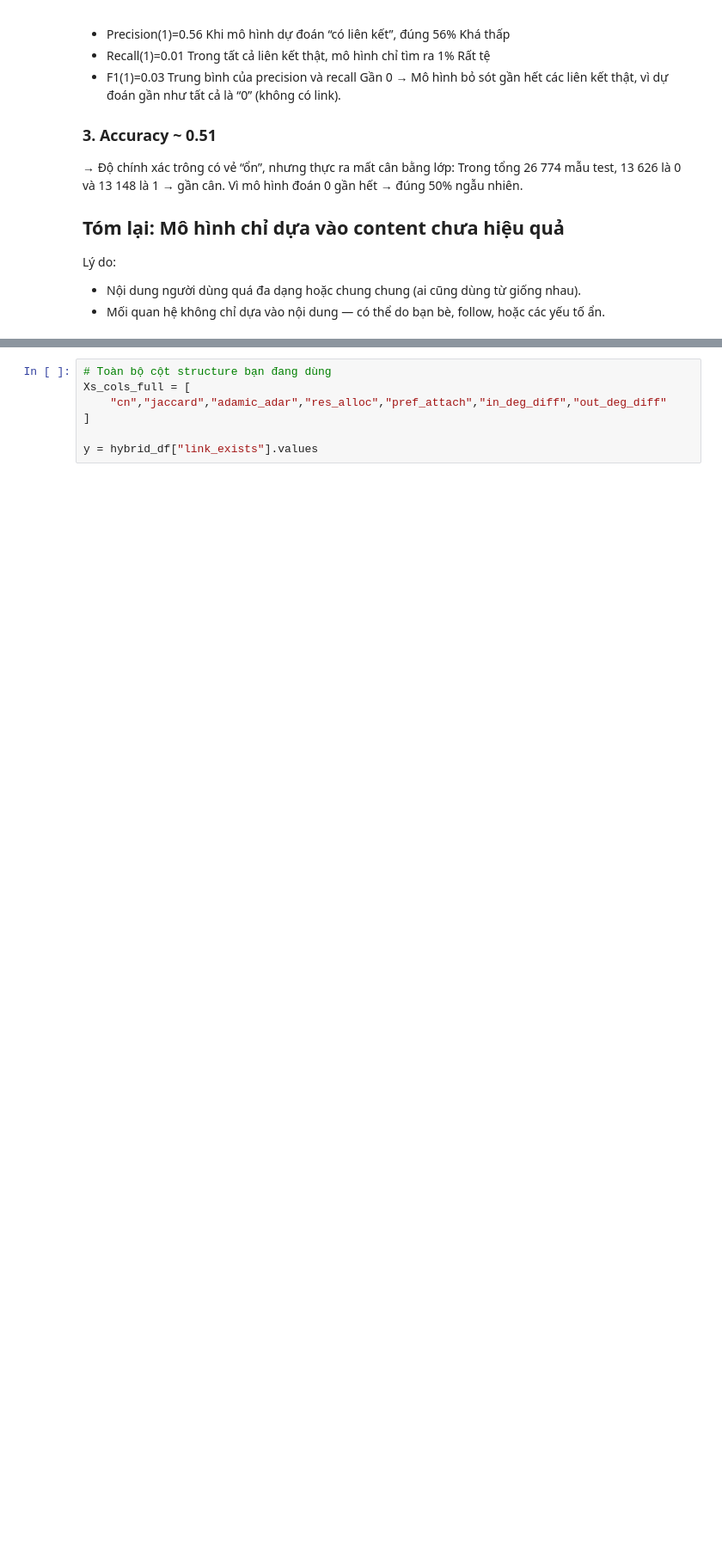
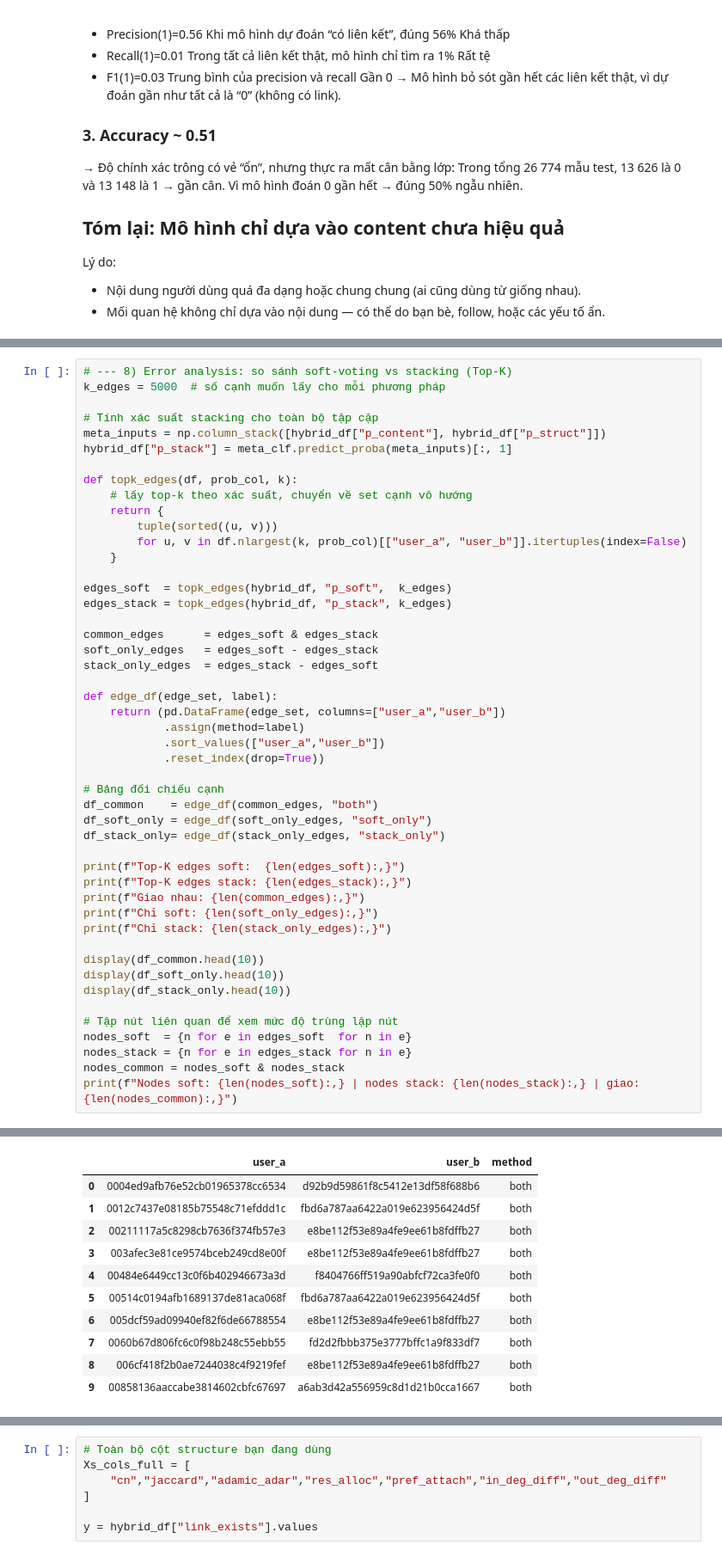
Before and after one commit to MinHeHeHeHe/IS353.Q11_Define_Power_User, a Jupyter notebook: Define_Power_User.ipynb, the cells around one changed output, grey strips where cells are left out. Shown at 86% size. Drawn from its saved outputs; the diff is of its cells as text; blank space fills up the shorter version.

```diff
--- a/Define_Power_User.ipynb
+++ b/Define_Power_User.ipynb
@@ -1062,0 +996,49 @@ Top 20 cặp người dùng có khả năng tương tác cao nhất:
+# %%
+# --- 8) Error analysis: so sánh soft-voting vs stacking (Top-K)
+k_edges = 5000  # số cạnh muốn lấy cho mỗi phương pháp
+
+# Tính xác suất stacking cho toàn bộ tập cặp
+meta_inputs = np.column_stack([hybrid_df["p_content"], hybrid_df["p_struct"]])
+hybrid_df["p_stack"] = meta_clf.predict_proba(meta_inputs)[:, 1]
+
+def topk_edges(df, prob_col, k):
+    # lấy top-k theo xác suất, chuyển về set cạnh vô hướng
+    return {
+        tuple(sorted((u, v)))
+        for u, v in df.nlargest(k, prob_col)[["user_a", "user_b"]].itertuples(index=False)
+    }
+
+edges_soft  = topk_edges(hybrid_df, "p_soft",  k_edges)
+edges_stack = topk_edges(hybrid_df, "p_stack", k_edges)
+
+common_edges      = edges_soft & edges_stack
+soft_only_edges   = edges_soft - edges_stack
+stack_only_edges  = edges_stack - edges_soft
+
+def edge_df(edge_set, label):
+    return (pd.DataFrame(edge_set, columns=["user_a","user_b"])
+            .assign(method=label)
+            .sort_values(["user_a","user_b"])
+            .reset_index(drop=True))
+
+# Bảng đối chiếu cạnh
+df_common    = edge_df(common_edges, "both")
+df_soft_only = edge_df(soft_only_edges, "soft_only")
+df_stack_only= edge_df(stack_only_edges, "stack_only")
+
+print(f"Top-K edges soft:  {len(edges_soft):,}")
+print(f"Top-K edges stack: {len(edges_stack):,}")
+print(f"Giao nhau: {len(common_edges):,}")
+print(f"Chỉ soft: {len(soft_only_edges):,}")
+print(f"Chỉ stack: {len(stack_only_edges):,}")
+
+display(df_common.head(10))
+display(df_soft_only.head(10))
+display(df_stack_only.head(10))
+
+# Tập nút liên quan để xem mức độ trùng lặp nút
+nodes_soft  = {n for e in edges_soft  for n in e}
+nodes_stack = {n for e in edges_stack for n in e}
+nodes_common = nodes_soft & nodes_stack
+print(f"Nodes soft: {len(nodes_soft):,} | nodes stack: {len(nodes_stack):,} | giao: {len(nodes_common):,}")
+# %% [output]
@@ -1062,0 +1050,11 @@ Top 20 cặp người dùng có khả năng tương tác cao nhất:
+|  | user_a | user_b | method |
+| 0 | 0004ed9afb76e52cb01965378cc6534 | d92b9d59861f8c5412e13df58f688b6 | both |
+| 1 | 0012c7437e08185b75548c71efddd1c | fbd6a787aa6422a019e623956424d5f | both |
+| 2 | 00211117a5c8298cb7636f374fb57e3 | e8be112f53e89a4fe9ee61b8fdffb27 | both |
+| 3 | 003afec3e81ce9574bceb249cd8e00f | e8be112f53e89a4fe9ee61b8fdffb27 | both |
+| 4 | 00484e6449cc13c0f6b402946673a3d | f8404766ff519a90abfcf72ca3fe0f0 | both |
+| 5 | 00514c0194afb1689137de81aca068f | fbd6a787aa6422a019e623956424d5f | both |
+| 6 | 005dcf59ad09940ef82f6de66788554 | e8be112f53e89a4fe9ee61b8fdffb27 | both |
+| 7 | 0060b67d806fc6c0f98b248c55ebb55 | fd2d2fbbb375e3777bffc1a9f833df7 | both |
+| 8 | 006cf418f2b0ae7244038c4f9219fef | e8be112f53e89a4fe9ee61b8fdffb27 | both |
+| 9 | 00858136aaccabe3814602cbfc67697 | a6ab3d42a556959c8d1d21b0cca1667 | both |
```
Also changed, not shown: parts of 14 cells of this notebook, 1 other file.
